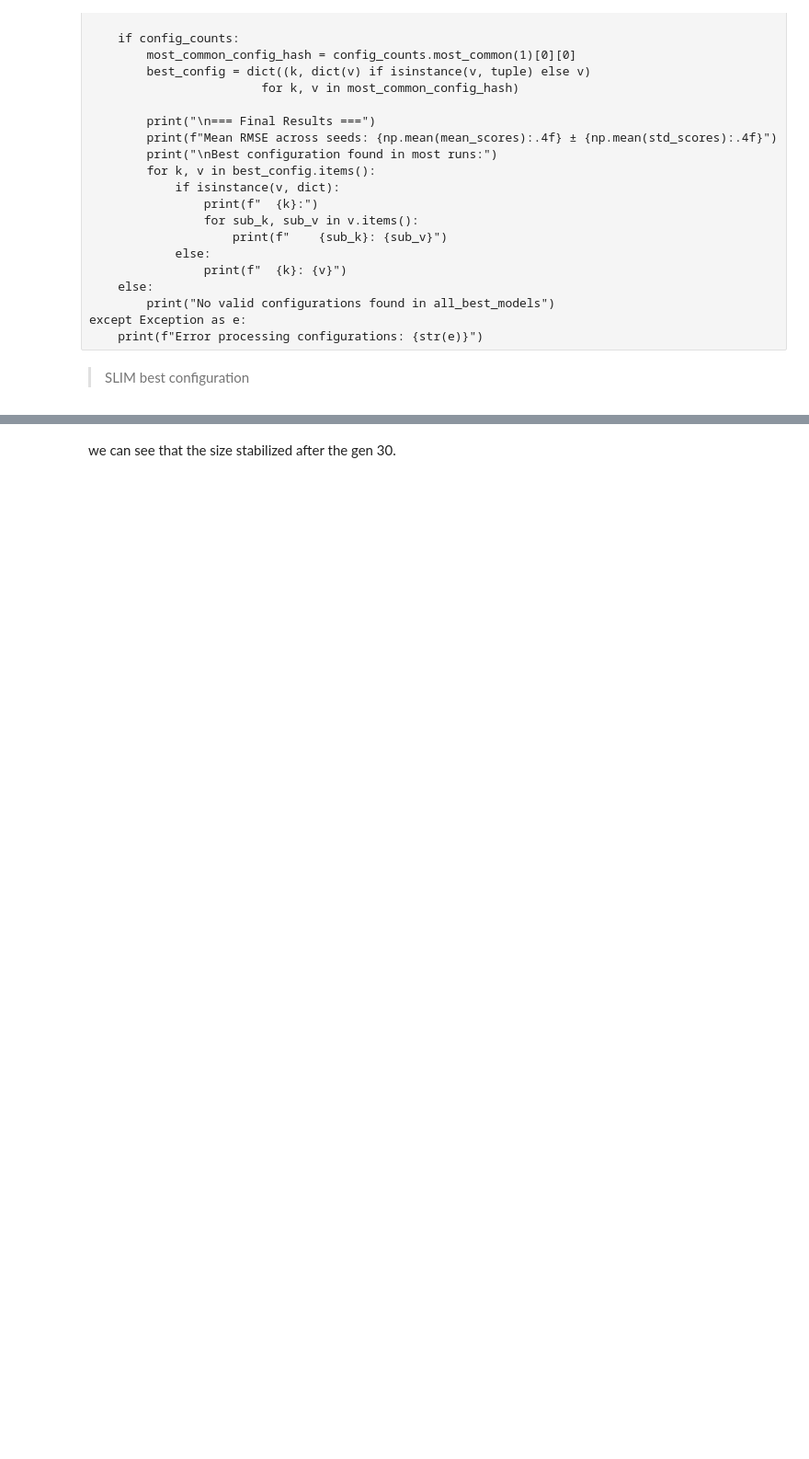
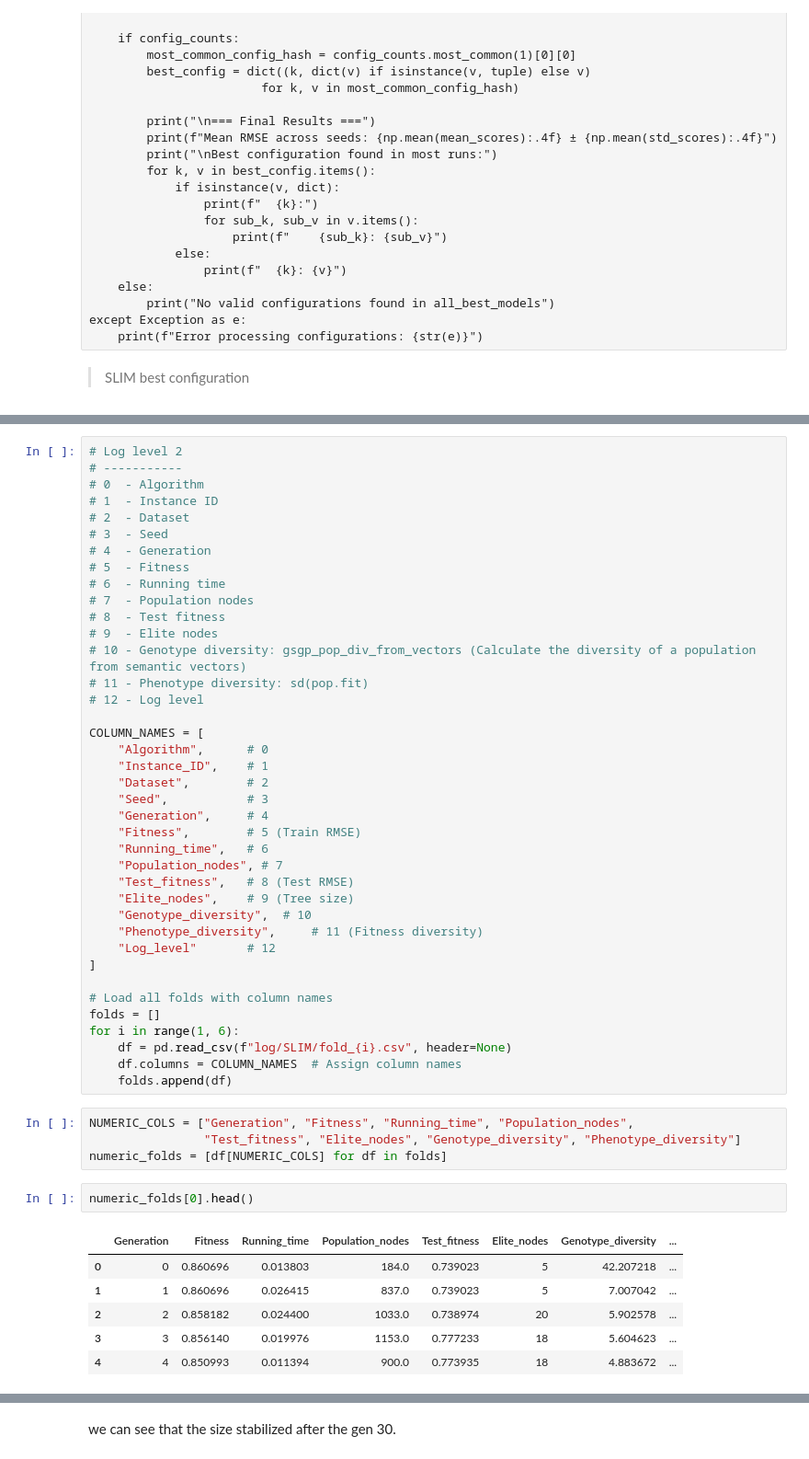
Before and after one commit to CatarinaGN/Neural-and-Evolutionary-Learning, a Jupyter notebook: NEL_final_delivery.ipynb, the cells around one changed output, grey strips where cells are left out. Shown at 92% size. Saved outputs shown, nothing was run; the diff lists cells and outputs as text; blank space fills up the shorter version.

Commit message:
final slim

```diff
--- a/NEL_final_delivery.ipynb
+++ b/NEL_final_delivery.ipynb
@@ -2323,0 +1933,52 @@ fig.show()
+# %%
+# Log level 2
+# -----------
+# 0  - Algorithm
+# 1  - Instance ID
+# 2  - Dataset
+# 3  - Seed
+# 4  - Generation
+# 5  - Fitness
+# 6  - Running time
+# 7  - Population nodes
+# 8  - Test fitness
+# 9  - Elite nodes
+# 10 - Genotype diversity: gsgp_pop_div_from_vectors (Calculate the diversity of a population from semantic vectors)
+# 11 - Phenotype diversity: sd(pop.fit)
+# 12 - Log level
+
+COLUMN_NAMES = [
+    "Algorithm",      # 0
+    "Instance_ID",    # 1
+    "Dataset",        # 2
+    "Seed",           # 3
+    "Generation",     # 4
+    "Fitness",        # 5 (Train RMSE)
+    "Running_time",   # 6
+    "Population_nodes", # 7
+    "Test_fitness",   # 8 (Test RMSE)
+    "Elite_nodes",    # 9 (Tree size)
+    "Genotype_diversity",  # 10
+    "Phenotype_diversity",     # 11 (Fitness diversity)
+    "Log_level"       # 12
+]
+
+# Load all folds with column names
+folds = []
+for i in range(1, 6):
+    df = pd.read_csv(f"log/SLIM/fold_{i}.csv", header=None)
+    df.columns = COLUMN_NAMES  # Assign column names
+    folds.append(df)
+# %%
+NUMERIC_COLS = ["Generation", "Fitness", "Running_time", "Population_nodes",
+                "Test_fitness", "Elite_nodes", "Genotype_diversity", "Phenotype_diversity"]
+numeric_folds = [df[NUMERIC_COLS] for df in folds]
+# %%
+numeric_folds[0].head()
+# %% [output]
+|  | Generation | Fitness | Running_time | Population_nodes | Test_fitness | Elite_nodes | Genotype_diversity | ... |
+| 0 | 0 | 0.860696 | 0.013803 | 184.0 | 0.739023 | 5 | 42.207218 | ... |
+| 1 | 1 | 0.860696 | 0.026415 | 837.0 | 0.739023 | 5 | 7.007042 | ... |
+| 2 | 2 | 0.858182 | 0.024400 | 1033.0 | 0.738974 | 20 | 5.902578 | ... |
+| 3 | 3 | 0.856140 | 0.019976 | 1153.0 | 0.777233 | 18 | 5.604623 | ... |
+| 4 | 4 | 0.850993 | 0.011394 | 900.0 | 0.773935 | 18 | 4.883672 | ... |
```
Also changed, not shown: parts of 22 cells of this notebook, 6 other files.
